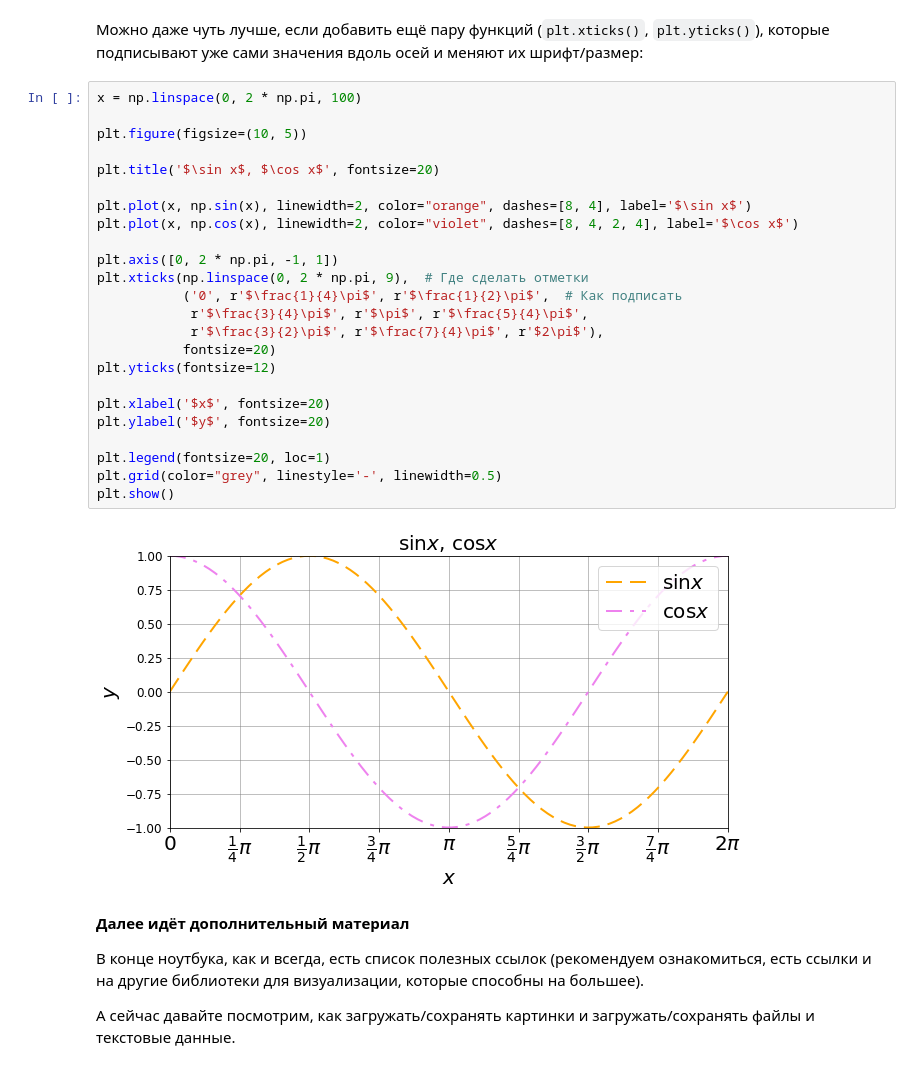
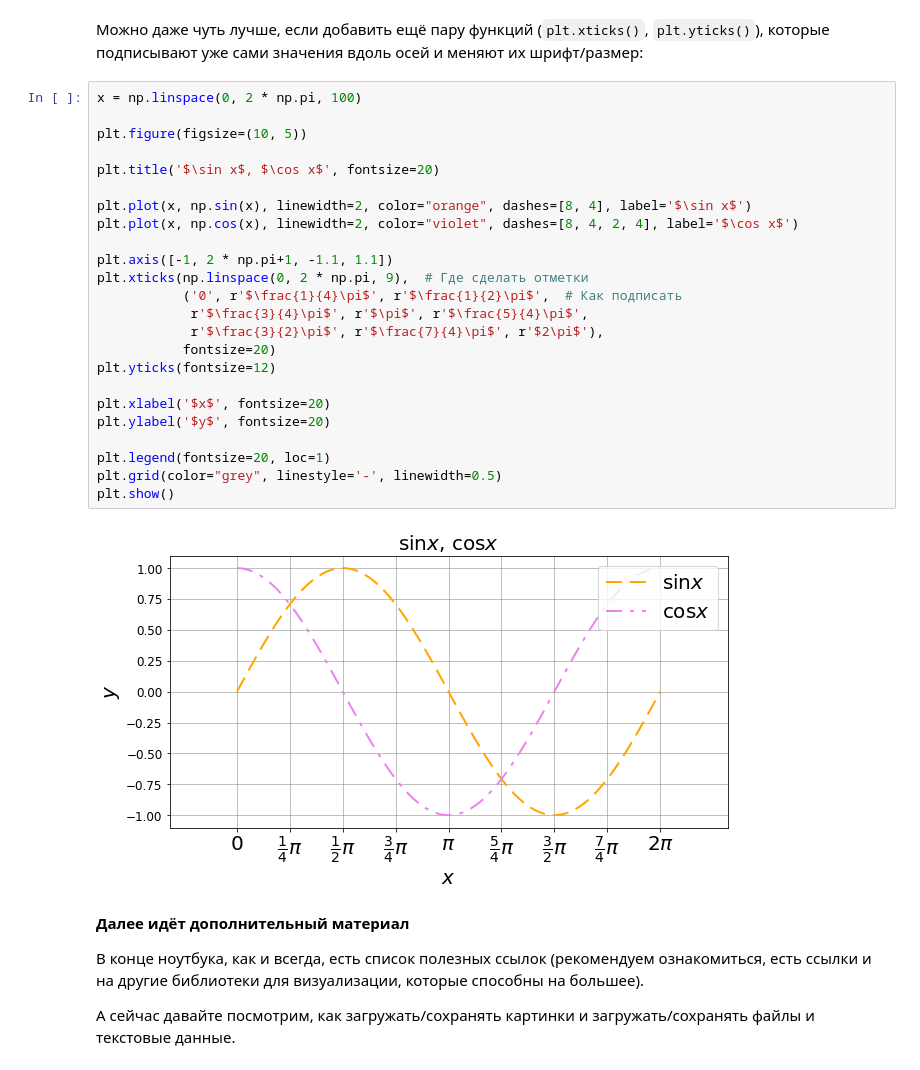
Before and after one commit to denieryd/mipt-deep-learning, a Jupyter notebook: 3. Pandas_knn/matplotlib/extra/[extra_seminar]matplotlib.ipynb, the cells around one changed output. Drawn from its saved outputs; the diff is of its cells as text.

```diff
--- a/3. Pandas_knn/matplotlib/extra/[extra_seminar]matplotlib.ipynb
+++ b/3. Pandas_knn/matplotlib/extra/[extra_seminar]matplotlib.ipynb
@@ -425,29 +406,29 @@ plt.show()
 # %%
 x = np.linspace(0, 2 * np.pi, 100)
 
 plt.figure(figsize=(10, 5))
 
 plt.title('$\sin x$, $\cos x$', fontsize=20)
 
 plt.plot(x, np.sin(x), linewidth=2, color="orange", dashes=[8, 4], label='$\sin x$')
 plt.plot(x, np.cos(x), linewidth=2, color="violet", dashes=[8, 4, 2, 4], label='$\cos x$')
 
-plt.axis([0, 2 * np.pi, -1, 1])
+plt.axis([-1, 2 * np.pi+1, -1.1, 1.1])
 plt.xticks(np.linspace(0, 2 * np.pi, 9),  # Где сделать отметки
            ('0', r'$\frac{1}{4}\pi$', r'$\frac{1}{2}\pi$',  # Как подписать
             r'$\frac{3}{4}\pi$', r'$\pi$', r'$\frac{5}{4}\pi$',
             r'$\frac{3}{2}\pi$', r'$\frac{7}{4}\pi$', r'$2\pi$'),
            fontsize=20)
 plt.yticks(fontsize=12)
 
 plt.xlabel('$x$', fontsize=20)
 plt.ylabel('$y$', fontsize=20)
 
 plt.legend(fontsize=20, loc=1)
 plt.grid(color="grey", linestyle='-', linewidth=0.5)
 plt.show()
 # %% [output]
-[figure, old version]
+[figure, new version]
 # %% [markdown]
 **Далее идёт дополнительный материал**
 
```
Also changed, not shown: parts of 17 cells of this notebook, 1 other file.
